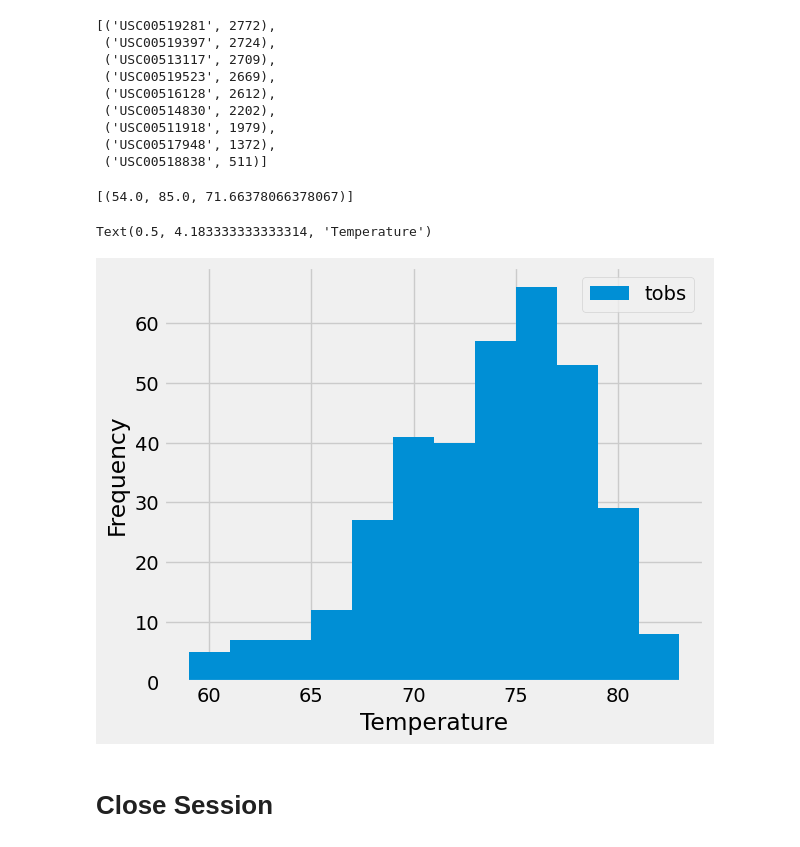
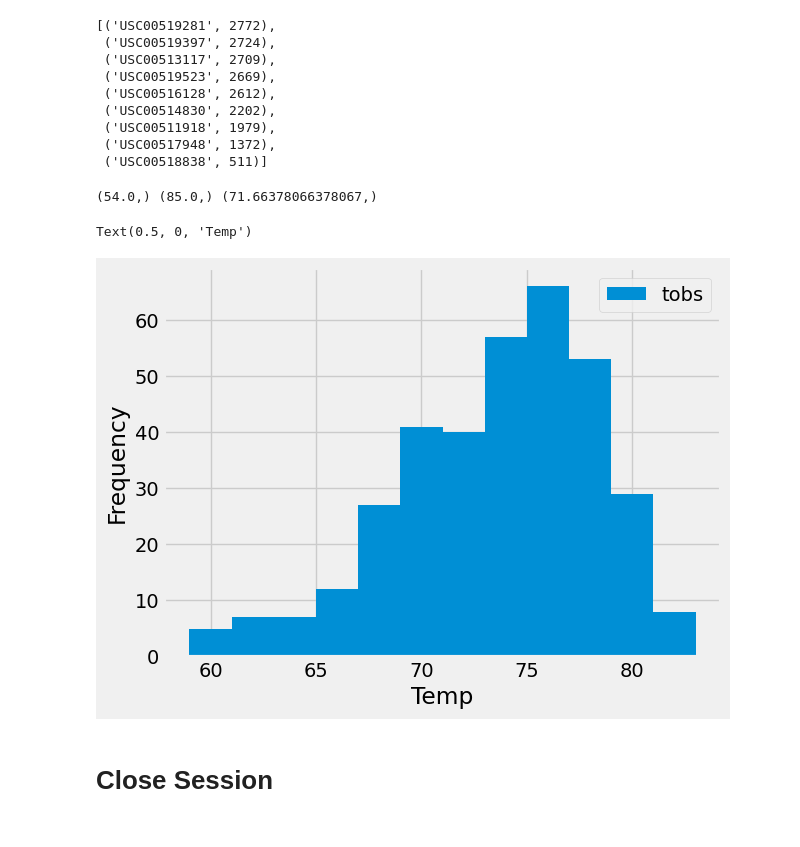
Before and after one commit to amaramh10/Hawaiian_Climate, a Jupyter notebook: Hawaiian Climate/climate_starter.ipynb, the cells around one changed output. Cells and saved outputs as stored; diff of their text form; code cells hidden in the pictures.

```diff
--- a/Hawaiian Climate/climate_starter.ipynb
+++ b/Hawaiian Climate/climate_starter.ipynb
@@ -140,14 +137,26 @@ precip_results
  ('USC00518838', 511)]
 # %%
 # Using the most active station id from the previous query, calculate the lowest, highest, and average temperature.
+lowest_temp = session.query(func.min(Measurement.tobs).filter(Measurement.station == 'USC00519281')).first()
+highest_temp = session.query(func.max(Measurement.tobs).filter(Measurement.station == 'USC00519281')).first()
+average_temp = session.query(func.avg(Measurement.tobs).filter(Measurement.station == 'USC00519281')).first()
+
+print(lowest_temp, highest_temp, average_temp)
 # %% [output]
-[(54.0, 85.0, 71.66378066378067)]
+(54.0,) (85.0,) (71.66378066378067,)
 # %%
 # Using the most active station id
 # Query the last 12 months of temperature observation data for this station and plot the results as a histogram
+temp_obs = session.query(Measurement.tobs).\
+    filter(Measurement.station == 'USC00519281').\
+    filter(Measurement.date >= prev_year).all()
+
+active_station_df = pd.DataFrame(temp_obs, columns=['tobs'])
+active_station_df.plot.hist(bins=12)
+plt.xlabel('Temp')
 # %% [output]
-Text(0.5, 4.183333333333314, 'Temperature')
+Text(0.5, 0, 'Temp')
-[figure, old version]
+[figure, new version]
 # %% [markdown]
 # Close Session
 # %%
```
Also changed, not shown: parts of 6 cells of this notebook, 1 other file.
